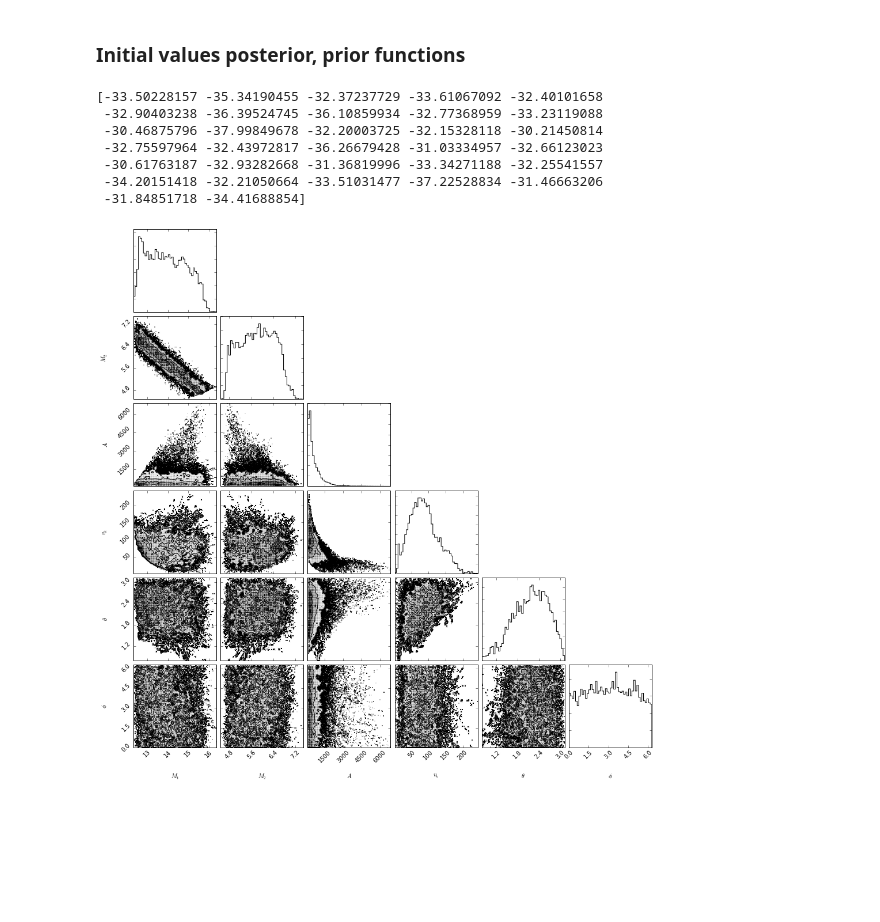
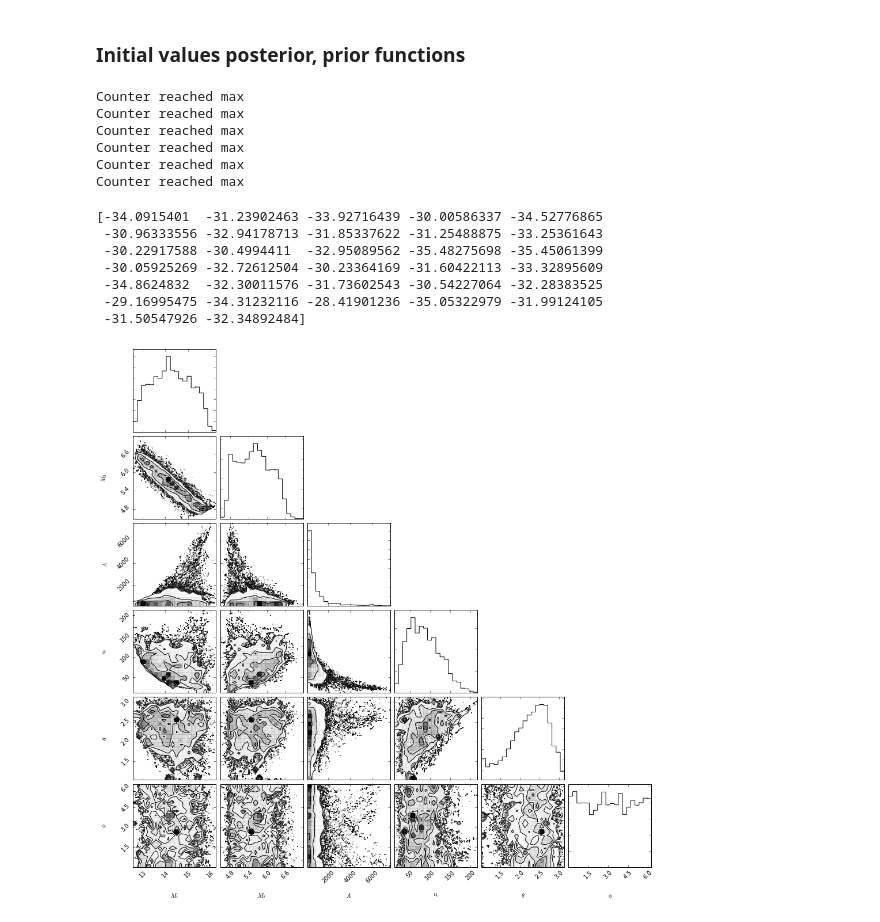
Before and after one commit to astroJeff/XRB, a Jupyter notebook: notebooks/MCMC XRB.ipynb, the cells around one changed output. Cells and saved outputs as stored; diff of their text form; code cells hidden in the pictures; blank space fills up the shorter version.

```diff
--- a/notebooks/MCMC XRB.ipynb
+++ b/notebooks/MCMC XRB.ipynb
@@ -533,19 +535,28 @@ def ln_priors_initial(x):
 
     return 0.0
 # %%
-sampler = run_emcee(16.5, 1.0e30, 2.0*asec_to_rad, 20.0, nburn=1000, nsteps=1000)
+sampler = run_emcee(16.5, 1.0e30, 2.0*asec_to_rad, 20.0, nburn=5000, nsteps=5000)
+# %% [output]
+Counter reached max
+Counter reached max
+Counter reached max
+Counter reached max
+Counter reached max
+Counter reached max
 # %%
 print sampler.lnprobability[:,0]
 # %% [output]
-[-33.50228157 -35.34190455 -32.37237729 -33.61067092 -32.40101658
- -32.90403238 -36.39524745 -36.10859934 -32.77368959 -33.23119088
- -30.46875796 -37.99849678 -32.20003725 -32.15328118 -30.21450814
- -32.75597964 -32.43972817 -36.26679428 -31.03334957 -32.66123023
- -30.61763187 -32.93282668 -31.36819996 -33.34271188 -32.25541557
- -34.20151418 -32.21050664 -33.51031477 -37.22528834 -31.46663206
- -31.84851718 -34.41688854]
+[-34.0915401  -31.23902463 -33.92716439 -30.00586337 -34.52776865
+ -30.96333556 -32.94178713 -31.85337622 -31.25488875 -33.25361643
+ -30.22917588 -30.4994411  -32.95089562 -35.48275698 -35.45061399
+ -30.05925269 -32.72612504 -30.23364169 -31.60422113 -33.32895609
+ -34.8624832  -32.30011576 -31.73602543 -30.54227064 -32.28383525
+ -29.16995475 -34.31232116 -28.41901236 -35.05322979 -31.99124105
+ -31.50547926 -32.34892484]
 # %%
 labels = [r"$M_1$", r"$M_2$", r"$A$", r"$v_k$", r"$\theta$", r"$\phi$"]
-fig = triangle.corner(sampler.flatchain, labels=labels)
+fig = corner.corner(sampler.flatchain, labels=labels)
+
+plt.savefig("../plots/sample_corner.pdf")
 # %% [output]
-[figure, old version]
+[figure, new version]
```
Also changed, not shown: parts of 4 cells of this notebook.
